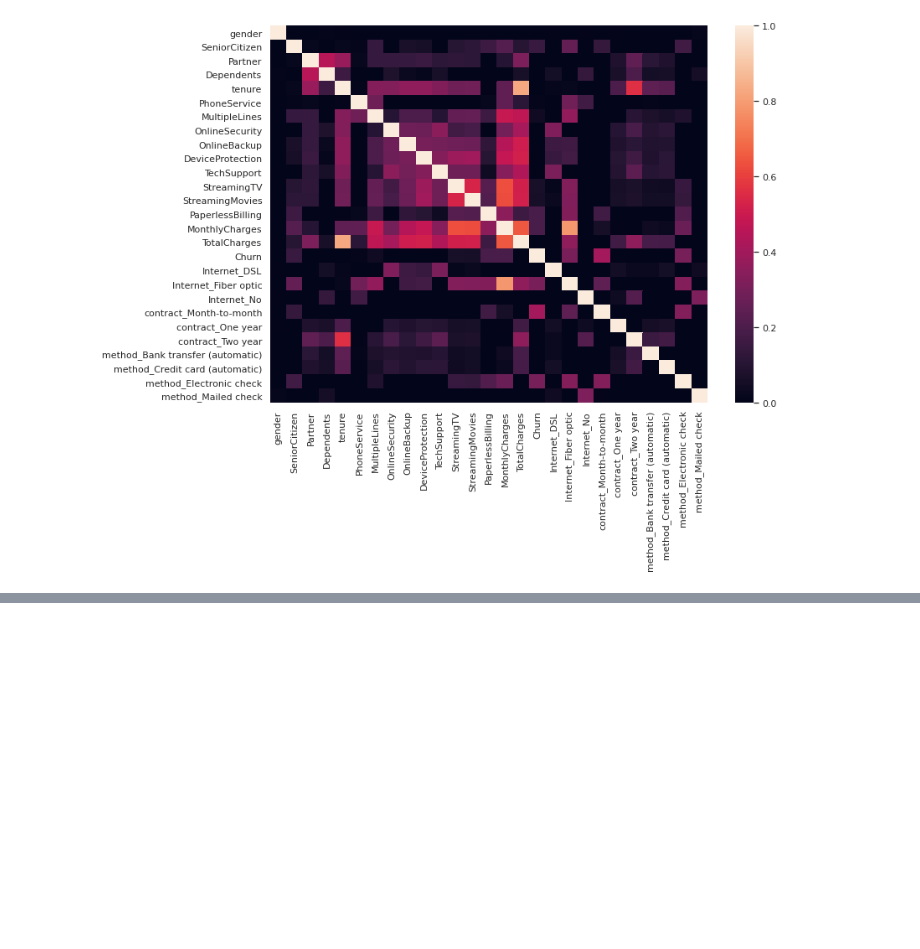
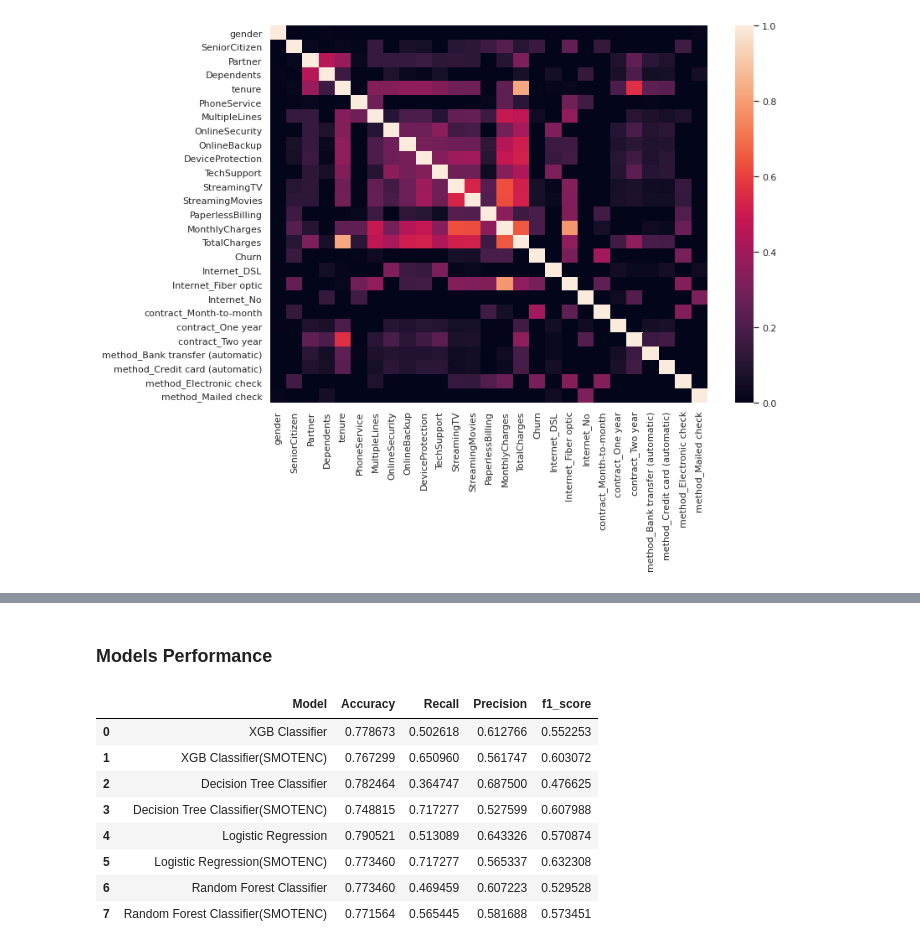
Before and after one commit to HusseinAndia/Telco_Customer_Churn, a Jupyter notebook: Telco_Customer_Churn.ipynb, the cells around one changed output, grey strips where cells are left out. Drawn from its saved outputs; the diff is of its cells as text; code cells hidden in the pictures; blank space fills up the shorter version.

Commit message:
Build models and get the performances.

```diff
--- a/Telco_Customer_Churn.ipynb
+++ b/Telco_Customer_Churn.ipynb
@@ -360,0 +342,5 @@ Oversampled data : 0.7612359550561798
+# %%
+smote_nc = SMOTENC(categorical_features=cat_col_index, sampling_strategy='minority')
+x_res,y_res = smote_nc.fit_resample(X_train,y_train)
+
+print(x_res.shape, y_res.shape)
@@ -360,0 +353,13 @@ Oversampled data : 0.7612359550561798
+# %%
+x_res = pd.DataFrame(x_res, columns=X.columns)
+
+x_res = x_res.apply(pd.to_numeric)
+y_res = pd.to_numeric(y_res)
+
+X_train[categorial_col] = X_train[categorial_col].apply(pd.to_numeric)
+X_test[categorial_col] = X_test[categorial_col].apply(pd.to_numeric)
+
+y_train = pd.to_numeric(y_train)
+y_test = pd.to_numeric(y_test)
+# %% [markdown]
+### **Models Performance**
@@ -360,0 +385,38 @@ Oversampled data : 0.7612359550561798
+# %%
+from sklearn.ensemble import RandomForestClassifier
+from sklearn.linear_model import LogisticRegression
+from sklearn.tree import DecisionTreeClassifier
+from xgboost import XGBClassifier
+
+
+xgb = XGBClassifier(learning_rate=0.1, n_estimators=500, n_jobs=-1)
+dt = DecisionTreeClassifier(max_depth = 3)
+log = LogisticRegression(C=0.1, max_iter=500, n_jobs=-1)
+rf = RandomForestClassifier(n_estimators=1000, n_jobs = -1)
+
+xgb_model = result("XGB Classifier", xgb, X_train, X_test, y_train, y_test)
+xgb_model_SMOTENC = result("XGB Classifier(SMOTENC)", xgb, x_res, X_test, y_res, y_test)
+
+dt_model = result("Decision Tree Classifier", dt, X_train, X_test, y_train, y_test)
+dt_model_SMOTENC = result("Decision Tree Classifier(SMOTENC)", dt, x_res, X_test, y_res, y_test)
+
+log_model = result("Logistic Regression", log, X_train, X_test, y_train, y_test)
+log_model_SMOTENC = result("Logistic Regression(SMOTENC)", log, x_res, X_test, y_res, y_test)
+
+rf_model = result("Random Forest Classifier", rf, X_train, X_test, y_train, y_test)
+rf_model_SMOTENC = result("Random Forest Classifier(SMOTENC)", rf, x_res, X_test, y_res, y_test)
+# %%
+all_models = pd.concat([xgb_model, xgb_model_SMOTENC, dt_model, dt_model_SMOTENC,
+                       log_model, log_model_SMOTENC, rf_model, rf_model_SMOTENC],axis = 0).reset_index()
+all_models.drop("index",axis=1, inplace=True)
+all_models
+# %% [output]
+|  | Model | Accuracy | Recall | Precision | f1_score |
+| 0 | XGB Classifier | 0.778673 | 0.502618 | 0.612766 | 0.552253 |
+| 1 | XGB Classifier(SMOTENC) | 0.767299 | 0.650960 | 0.561747 | 0.603072 |
+| 2 | Decision Tree Classifier | 0.782464 | 0.364747 | 0.687500 | 0.476625 |
+| 3 | Decision Tree Classifier(SMOTENC) | 0.748815 | 0.717277 | 0.527599 | 0.607988 |
+| 4 | Logistic Regression | 0.790521 | 0.513089 | 0.643326 | 0.570874 |
+| 5 | Logistic Regression(SMOTENC) | 0.773460 | 0.717277 | 0.565337 | 0.632308 |
+| 6 | Random Forest Classifier | 0.773460 | 0.469459 | 0.607223 | 0.529528 |
+| 7 | Random Forest Classifier(SMOTENC) | 0.771564 | 0.565445 | 0.581688 | 0.573451 |
```
Also changed, not shown: parts of 12 cells of this notebook.
